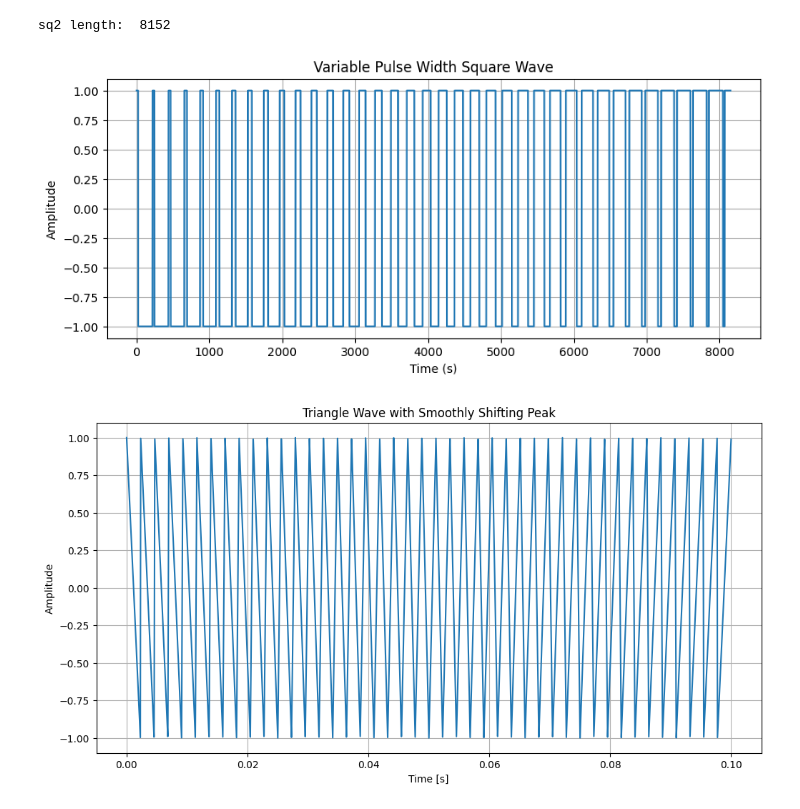
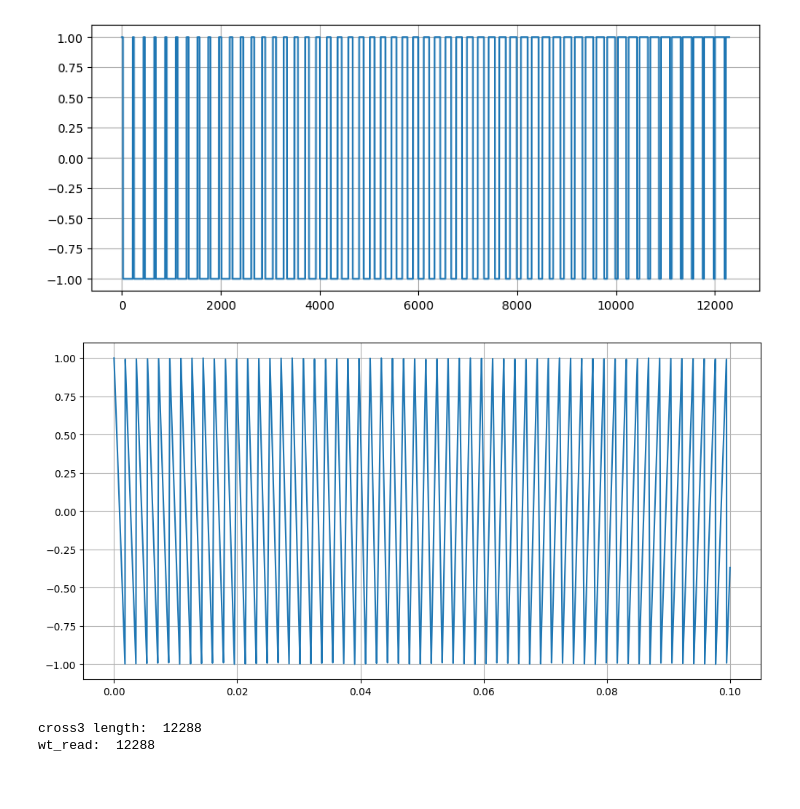
Before and after one commit to DMW9400/DSP-Lab, a Jupyter notebook: wt_gen.ipynb, the cells around one changed output. Cells and saved outputs as stored; diff of their text form; code cells hidden in the pictures.

```diff
--- a/wt_gen.ipynb
+++ b/wt_gen.ipynb
@@ -5,8 +5,7 @@ import soundfile as sf
 from IPython.display import Audio
 
 sr = 96000
-# segment_samples = 2048
-segment_samples = 8152
+segment_samples = 12288
 
 def gen_sine_WT():
     frequency = 440
@@ -15,7 +14,7 @@ def gen_sine_WT():
     output = np.sin(2 * np.pi * frequency * t_arr)
     return output
 
-def crossMod(wv_1, wv_2):
+def crossMod2(wv_1, wv_2):
     length = wv_1.size
     y = np.zeros(length)
     for i in range(length):
@@ -24,23 +23,12 @@ def crossMod(wv_1, wv_2):
     return y
 
 def crossMod3(wv_1, wv_2, wv_3):
-    length = wv_1.size * 3
-    middleBound = np.floor(length / 2).astype(int)
-    y = np.zeros(length)
-    for i in range(length):
-        interpFactor = i / length
-        if i < middleBound:
-            y[i] = (1 - interpFactor) * wv_1[i] + interpFactor * wv_2[i]
-        else:
-            y[i] = (1 - interpFactor) * wv_2[i] + interpFactor * wv_3[i]
-    return y
-
-def crossMod4(wv_1, wv_2, wv_3):
     # we need to check that all waveforms are of the same length to avoid indexing errors and other undesirable behavior
     if not (wv_1.size == wv_2.size == wv_3.size):
         raise ValueError("All input waveforms must be of the same size.")
-
+    # now that we know they are of the same size, we can set our output length to the size of a given input array
     length = wv_1.size
+    # this value will determine what point we switch from crossfading between wv_1 and wv_2 to crossfading between wv_2 and wv_3
     middleBound = np.floor(length / 2).astype(int)
     y = np.zeros(length)
 
@@ -103,45 +91,40 @@ def variable_square():
     # Period of the square wave
     period = 1 / frequency
 
     # Create the waveform array
     waveform = np.zeros(segment_samples)
 
     # Generate the waveform
     for i in range(segment_samples):
         # Current time within the period (modulus operation)
         t_mod = t[i] % period
         # Check if the current time is within the high state duration
         # this conditional will determine if we are before or after the duty cycle point, which determines whether we are outputting 1 or -1 for our amplitude value
         if t_mod < duty_cycles[i] * period:
             waveform[i] = 1
         else:
             waveform[i] = -1  # Assuming bipolar square wave (-amplitude to +amplitude)
 
     return waveform
 
 
 
 # Generate the waveform
 
 sq2 = variable_square()
-sf.write('sq_2.wav', sq2, sr, subtype='FLOAT')
-print('sq2 length: ', sq2.size)
+
 # Plot the waveform
 plt.figure(figsize=(10, 4))
 plt.plot(sq2, label="Variable Pulse Width Square Wave")
-plt.title("Variable Pulse Width Square Wave")
-plt.xlabel("Time (s)")
-plt.ylabel("Amplitude")
 plt.grid(True)
 plt.show()
 # %% [output]
-sq2 length:  8152
-[figure, old version]
+[figure, new version]
 # %%
 def variable_triangle_gen():
     # since this oscillator will be used for wavetable generation, I do not need to dynamically change frequency, duration, or amplitude, and instead hard coded them below
     frequency = 440
-    duration = 0.1
+    duration = segment_samples / sr
 
     # here I am generating a sequence of time values that scale evenly from 0 to the duration constant I have set, which was optimized for wavetable reading in serum
     # For the length of the t array, I use the globally set segment_samples variable
@@ -163,10 +146,10 @@ def variable_triangle_gen():
         # To do this, we get the sample index within this period of where the peak is located - we get this with peak_pos * period
         # once obtained, we can tell if the current location within the period, t_mod, is before or after the peak
         if t_mod < peak_pos * period:
-            # Rising edge of the triangle
+            # Calculate the math for the rising edge
             output[i] = (t_mod / (peak_pos * period)) * 2 - 1
         else:
-            # Falling edge of the triangle
+            # Calculat the amplitude for the falling edge
             output[i] = ((period - t_mod) / (period - peak_pos * period)) * 2 - 1
 
     # Scale the waveform by the hardcoded amplitude
@@ -174,31 +157,27 @@ def variable_triangle_gen():
 
     return output
 
-# Example usage
-duration = .1  # in seconds
-sample_rate = 44100  # in Hz
-frequency = 440  # in Hz, slower frequency to see the shifting peak clearly
-amplitude = 1
+tri_demo = variable_triangle_gen()
+sf.write('triangle_wave.wav', tri_demo, sr, subtype='FLOAT')
 
-waveform = variable_triangle_gen()
-sf.write('triangle_wave.wav', waveform, sample_rate, subtype='FLOAT')
-
-# Plot the generated waveform
 plt.figure(figsize=(12, 6))
-plt.plot(np.linspace(0, .1, len(waveform)), waveform)
-plt.title("Triangle Wave with Smoothly Shifting Peak")
-plt.xlabel("Time [s]")
-plt.ylabel("Amplitude")
+plt.plot(np.linspace(0, .1, len(tri_demo)), tri_demo)
 plt.grid(True)
 plt.show()
 # %% [output]
-[figure, old version]
+[figure, new version]
 # %%
 sin_1 = gen_sine_WT()
 tri_1 = variable_triangle_gen()
 sqr_1 = variable_square()
 # crossNew = crossMod(w1, sq3)
-cross3 = crossMod4(sin_1, tri_1, sqr_1)
+cross3 = crossMod3(sin_1, tri_1, sqr_1)
+print('cross3 length: ', cross3.size)
 sf.write('crossNew3.wav', cross3, sr, subtype='FLOAT')
 testSine = gen_sine_WT()
 sf.write('newTestSine.wav', testSine, sr, subtype='FLOAT')
+wt_read = sf.read('Evolution.wav')
+print('wt_read: ', wt_read[0].size)
+# %% [output]
+cross3 length:  12288
+wt_read:  12288
```
Also changed, not shown: 4 other files.
